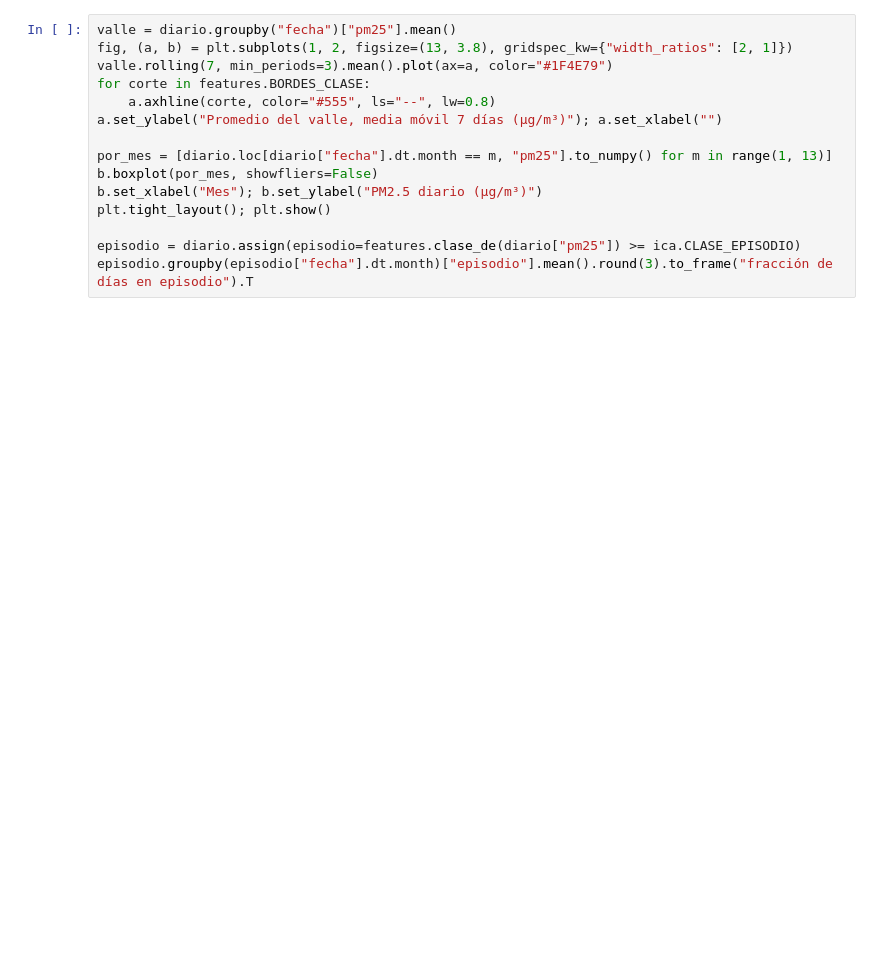
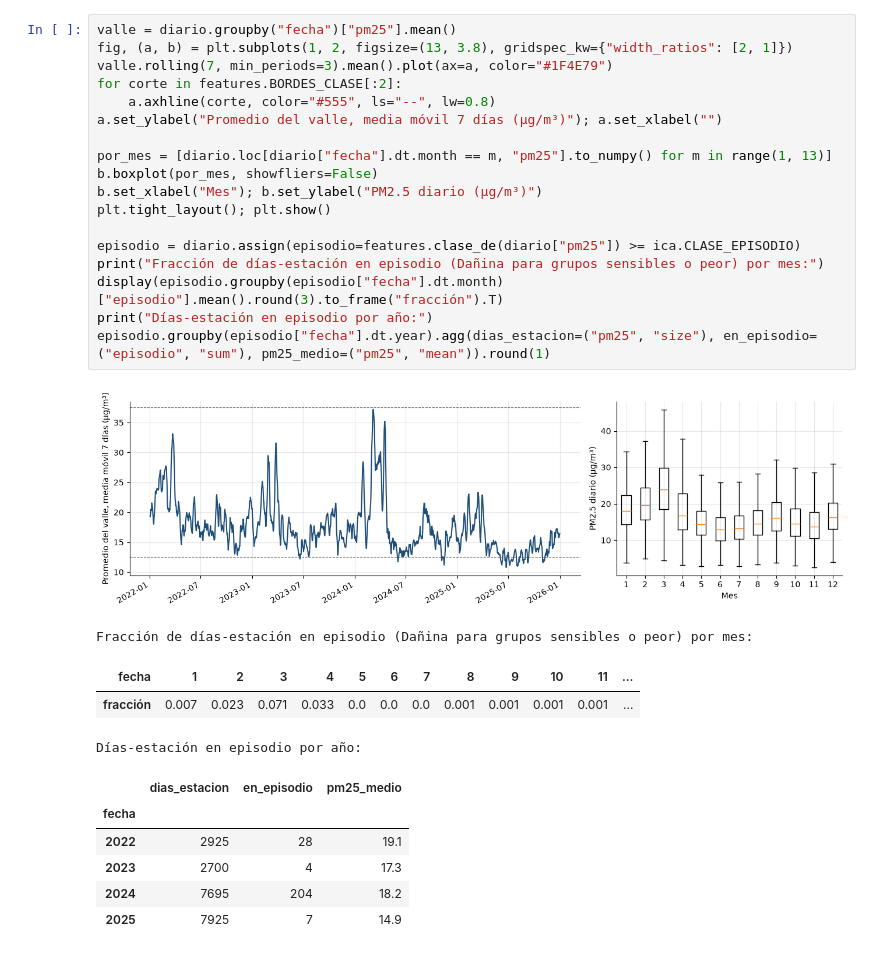
Before and after one commit to jjgarciau/agente-IA-calidad-del-aire, a Jupyter notebook: notebooks/01_eda.ipynb, the cells around one changed output. Saved outputs shown, nothing was run; the diff lists cells and outputs as text; blank space fills up the shorter version.

```diff
--- a/notebooks/01_eda.ipynb
+++ b/notebooks/01_eda.ipynb
@@ -60,15 +140,30 @@ En el valle se habla de dos temporadas de episodios, asociadas a la transición
 # %%
 valle = diario.groupby("fecha")["pm25"].mean()
 fig, (a, b) = plt.subplots(1, 2, figsize=(13, 3.8), gridspec_kw={"width_ratios": [2, 1]})
 valle.rolling(7, min_periods=3).mean().plot(ax=a, color="#1F4E79")
-for corte in features.BORDES_CLASE:
+for corte in features.BORDES_CLASE[:2]:
     a.axhline(corte, color="#555", ls="--", lw=0.8)
 a.set_ylabel("Promedio del valle, media móvil 7 días (µg/m³)"); a.set_xlabel("")
 
 por_mes = [diario.loc[diario["fecha"].dt.month == m, "pm25"].to_numpy() for m in range(1, 13)]
 b.boxplot(por_mes, showfliers=False)
 b.set_xlabel("Mes"); b.set_ylabel("PM2.5 diario (µg/m³)")
 plt.tight_layout(); plt.show()
 
 episodio = diario.assign(episodio=features.clase_de(diario["pm25"]) >= ica.CLASE_EPISODIO)
-episodio.groupby(episodio["fecha"].dt.month)["episodio"].mean().round(3).to_frame("fracción de días en episodio").T
+print("Fracción de días-estación en episodio (Dañina para grupos sensibles o peor) por mes:")
+display(episodio.groupby(episodio["fecha"].dt.month)["episodio"].mean().round(3).to_frame("fracción").T)
+print("Días-estación en episodio por año:")
+episodio.groupby(episodio["fecha"].dt.year).agg(dias_estacion=("pm25", "size"), en_episodio=("episodio", "sum"), pm25_medio=("pm25", "mean")).round(1)
+# %% [output]
+[figure, added]
+Fracción de días-estación en episodio (Dañina para grupos sensibles o peor) por mes:
+| fecha | 1 | 2 | 3 | 4 | 5 | 6 | 7 | 8 | 9 | 10 | 11 | ... |
+| fracción | 0.007 | 0.023 | 0.071 | 0.033 | 0.0 | 0.0 | 0.0 | 0.001 | 0.001 | 0.001 | 0.001 | ... |
+Días-estación en episodio por año:
+|  | dias_estacion | en_episodio | pm25_medio |
+| fecha |  |  |  |
+| 2022 | 2925 | 28 | 19.1 |
+| 2023 | 2700 | 4 | 17.3 |
+| 2024 | 7695 | 204 | 18.2 |
+| 2025 | 7925 | 7 | 14.9 |
```
Also changed, not shown: parts of 21 cells of this notebook, 1 other file.
